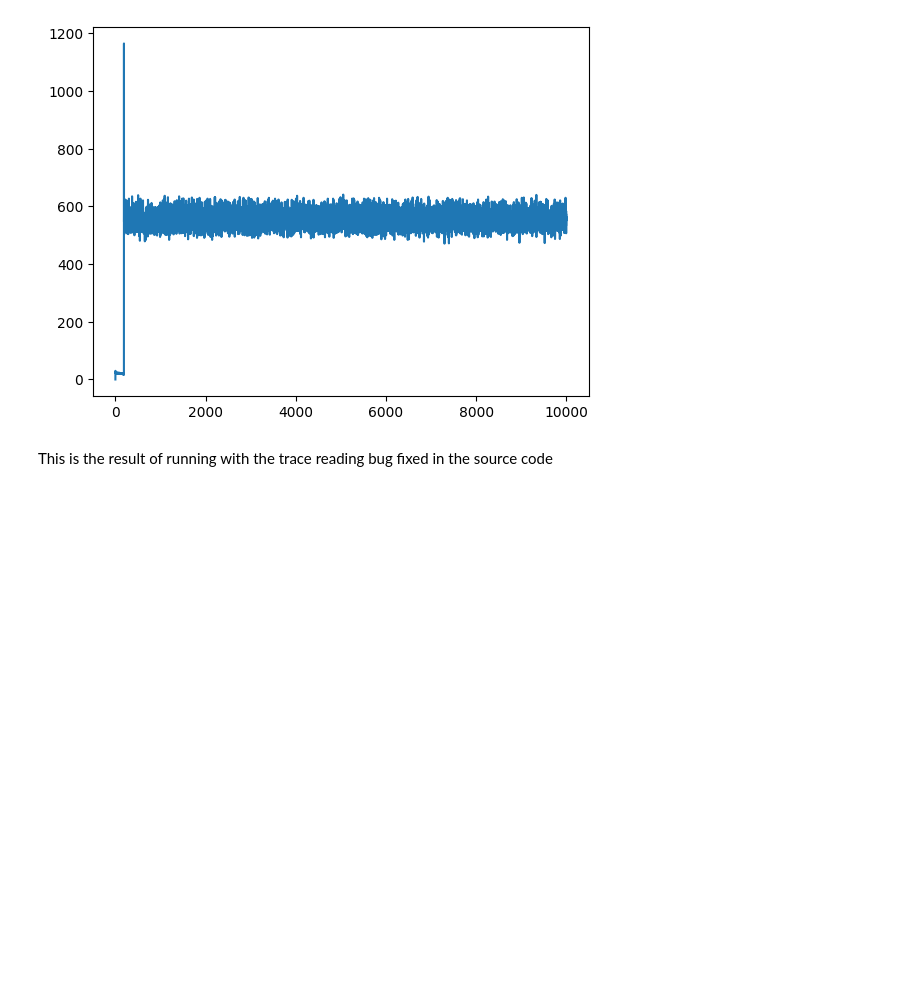
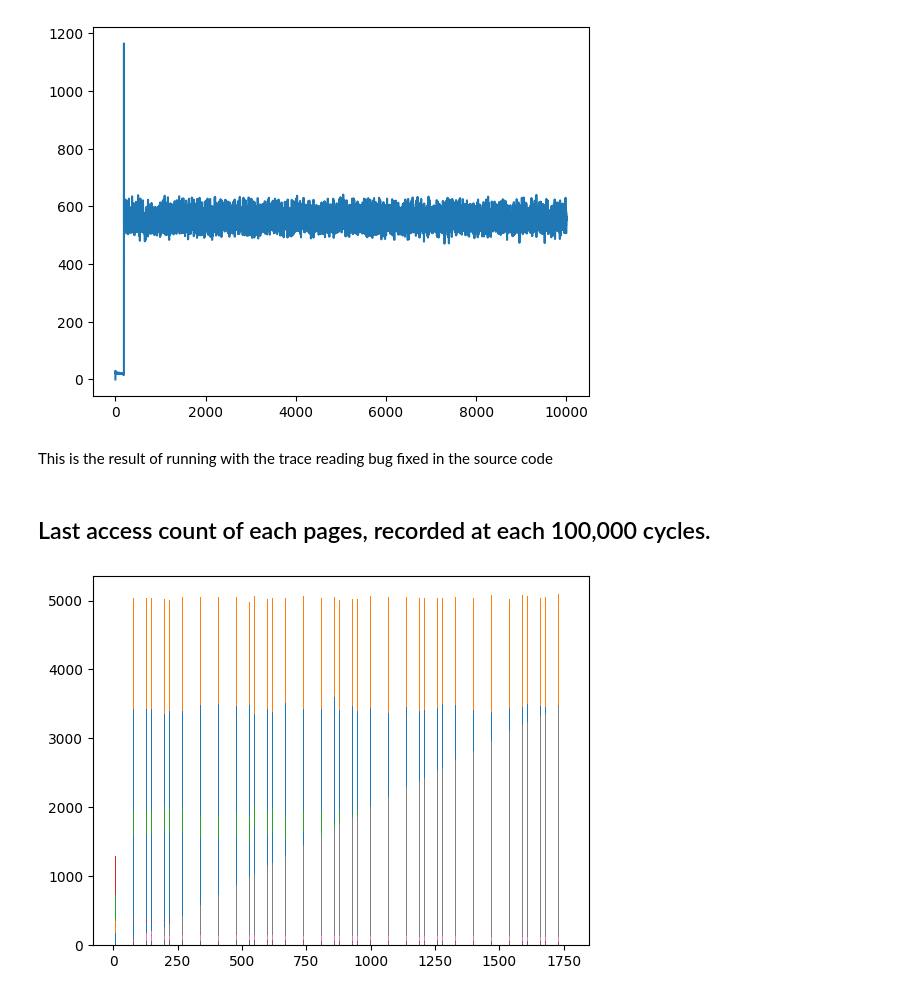
Before and after one commit to tiendatngcs/aimm, a Jupyter notebook: aimmu/gym-memenv/gym_memenv/envs/stats_analysis.ipynb, the cells around one changed output. Saved outputs shown, nothing was run; the diff lists cells and outputs as text; code cells hidden in the pictures; blank space fills up the shorter version.

Commit message:
Print last access of pages

```diff
--- a/aimmu/gym-memenv/gym_memenv/envs/stats_analysis.ipynb
+++ b/aimmu/gym-memenv/gym_memenv/envs/stats_analysis.ipynb
@@ -125,3 +125,5 @@ plt.show()
 [figure]
 # %% [markdown]
 This is the result of running with the trace reading bug fixed in the source code
+# %% [markdown]
+## Last access count of each pages, recorded at each 100,000 cycles.
@@ -127,0 +178,4 @@ This is the result of running with the trace reading bug fixed in the source cod
+# %%
+epochs, page_buckets = process_files("./stats/pagerank_baseline", 99999)
+epochs = np.array(epochs)
+page_buckets = np.array(page_buckets)
@@ -127,0 +184,9 @@ This is the result of running with the trace reading bug fixed in the source cod
+# %%
+for i in range (8):
+    if i == 0:
+        plt.bar(epochs, page_buckets[:, 0])
+    else:
+
+        plt.bar(epochs, page_buckets[:, i], bottom=page_buckets[:, i-1])
+# %% [output]
+[figure, added]
```
Also changed, not shown: parts of 12 cells of this notebook, 27 other files.
